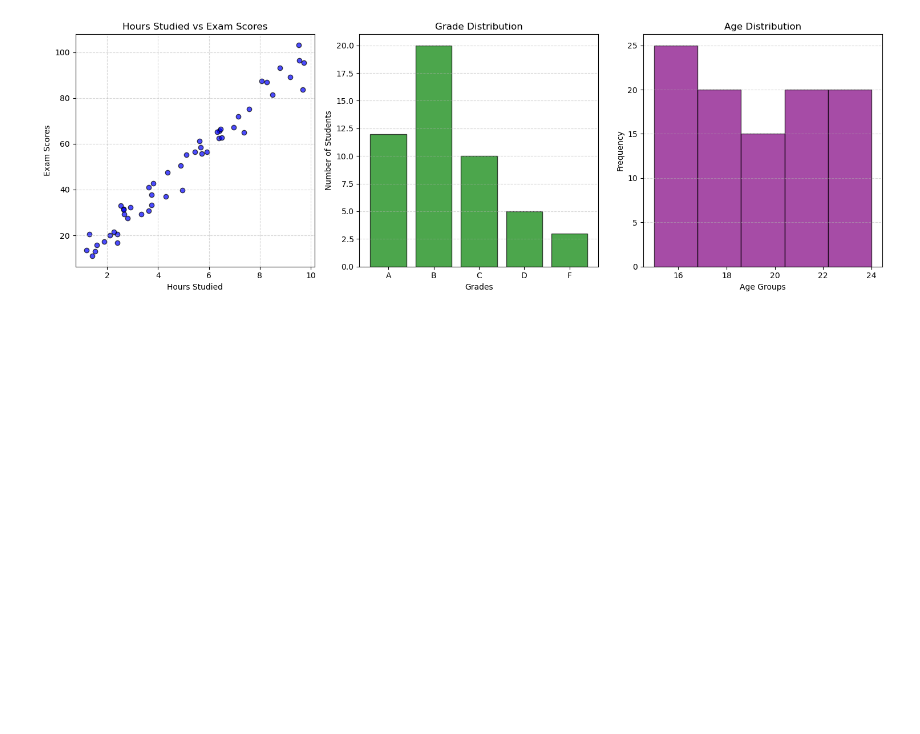
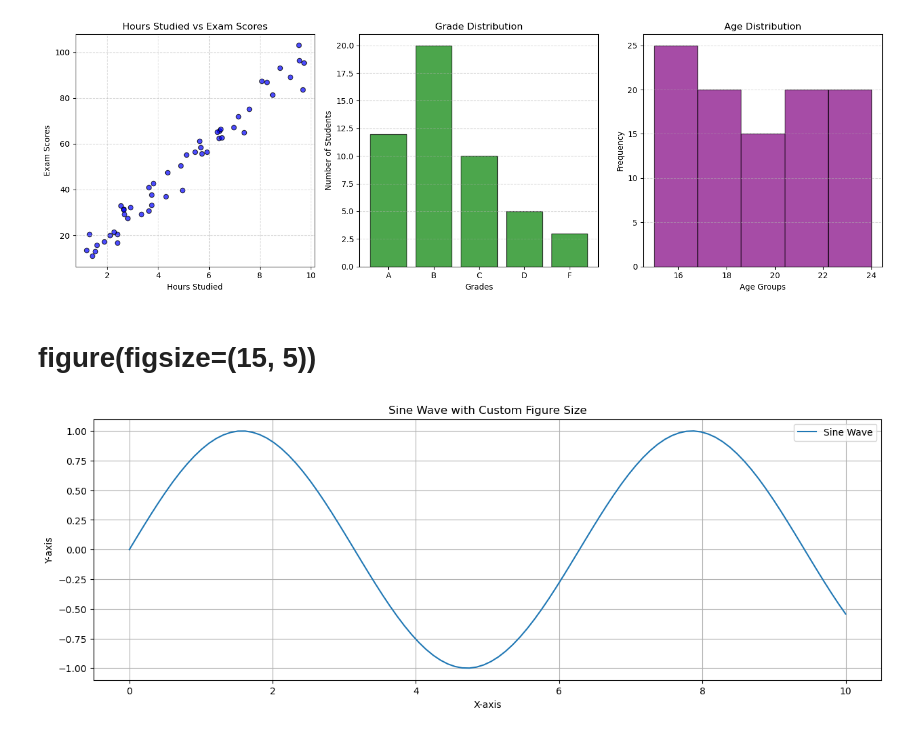
Before and after one commit to georgeklangat/Python-Basics, a Jupyter notebook: python_Modules/matplotlib.ipynb, the cells around one changed output. Cells and saved outputs as stored; diff of their text form; code cells hidden in the pictures; blank space fills up the shorter version.

Commit message:
added figure(figsize=())

```diff
--- a/python_Modules/matplotlib.ipynb
+++ b/python_Modules/matplotlib.ipynb
@@ -156,3 +156,28 @@ plt.tight_layout()
 plt.show()
 # %% [output]
 [figure]
+# %% [markdown]
+# figure(figsize=(15, 5))
+# %%
+import matplotlib.pyplot as plt
+import numpy as np
+
+# Generate data
+x = np.linspace(0, 10, 100)
+y = np.sin(x)
+
+# Create a figure with a custom size
+plt.figure(figsize=(15, 5))
+
+# Plot the data
+plt.plot(x, y, label="Sine Wave")
+plt.title("Sine Wave with Custom Figure Size")
+plt.xlabel("X-axis")
+plt.ylabel("Y-axis")
+plt.legend()
+plt.grid()
+
+# Show the plot
+plt.show()
+# %% [output]
+[figure, added]
```
